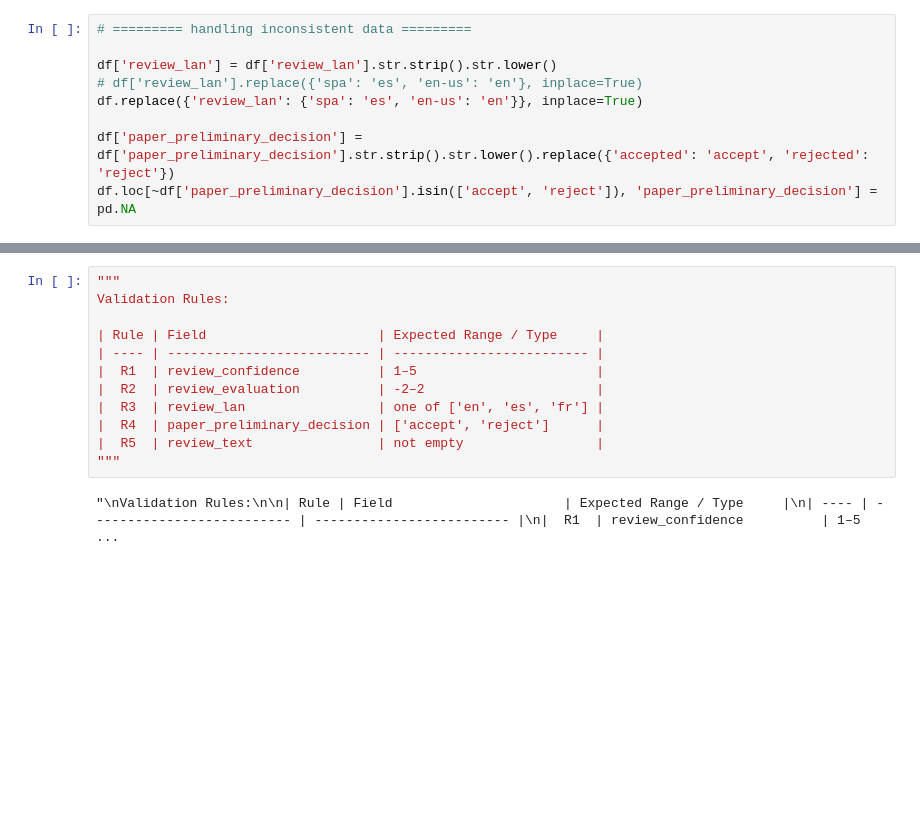
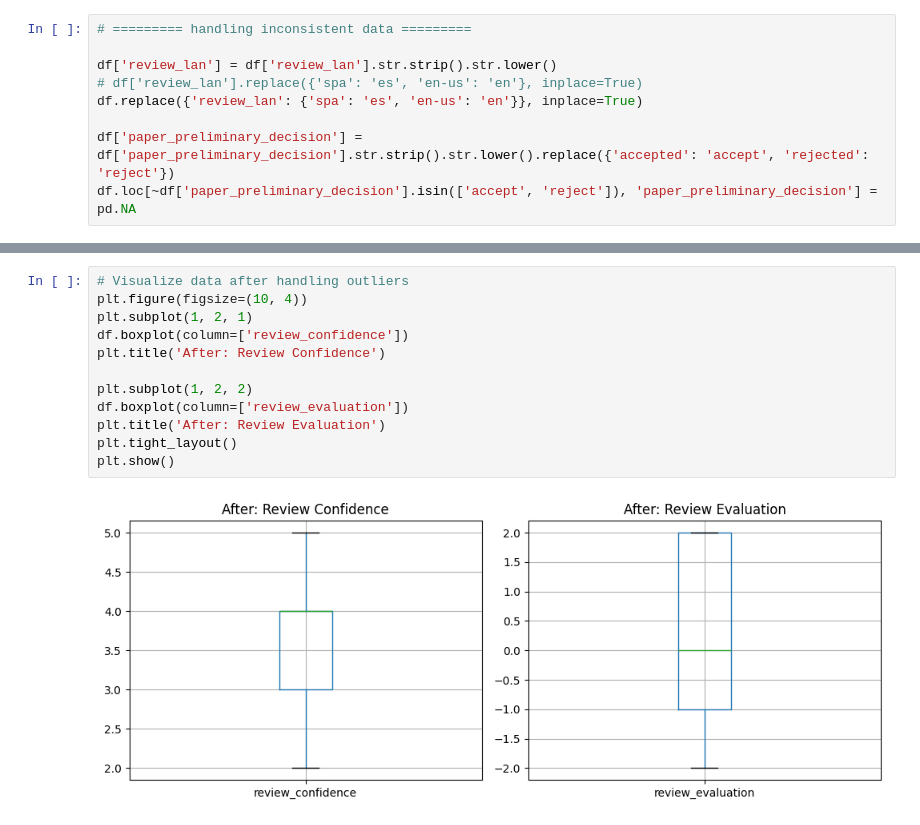
Before and after one commit to natyavidhan/college, a Jupyter notebook: sem 3/DSE/practicals/p1.ipynb, the cells around one changed output, grey strips where cells are left out. Cells and saved outputs as stored; diff of their text form; blank space fills up the shorter version.

```diff
--- a/sem 3/DSE/practicals/p1.ipynb
+++ b/sem 3/DSE/practicals/p1.ipynb
@@ -78,14 +108,14 @@ df.loc[df['review_evaluation'] < -2, 'review_evaluation'] = -2
-# %%
-"""
-Validation Rules:
-
-| Rule | Field                      | Expected Range / Type     |
-| ---- | -------------------------- | ------------------------- |
-|  R1  | review_confidence          | 1–5                       |
-|  R2  | review_evaluation          | -2–2                      |
-|  R3  | review_lan                 | one of ['en', 'es', 'fr'] |
-|  R4  | paper_preliminary_decision | ['accept', 'reject']      |
-|  R5  | review_text                | not empty                 |
-"""
-# %% [output]
-"\nValidation Rules:\n\n| Rule | Field                      | Expected Range / Type     |\n| ---- | -------------------------- | ------------------------- |\n|  R1  | review_confidence          | 1–5  ...
+# %%
+# Visualize data after handling outliers
+plt.figure(figsize=(10, 4))
+plt.subplot(1, 2, 1)
+df.boxplot(column=['review_confidence'])
+plt.title('After: Review Confidence')
+
+plt.subplot(1, 2, 2)
+df.boxplot(column=['review_evaluation'])
+plt.title('After: Review Evaluation')
+plt.tight_layout()
+plt.show()
+# %% [output]
+[figure, added]
```
Also changed, not shown: parts of 5 cells of this notebook, 9 other files.
